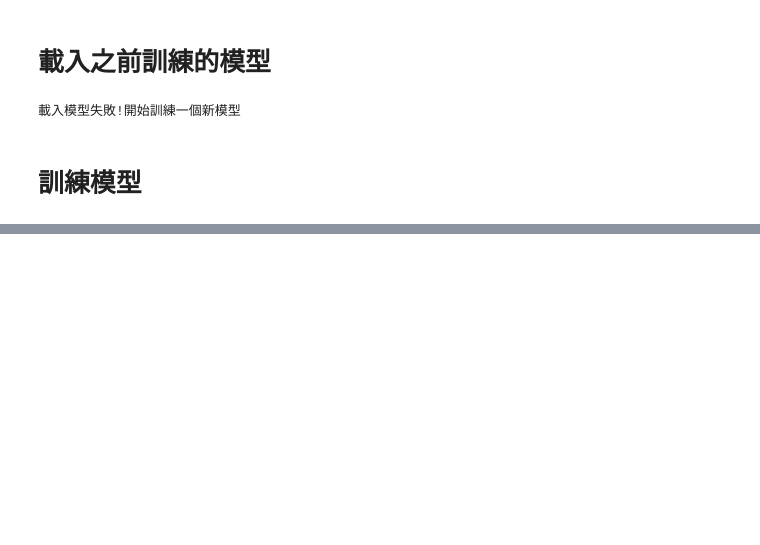
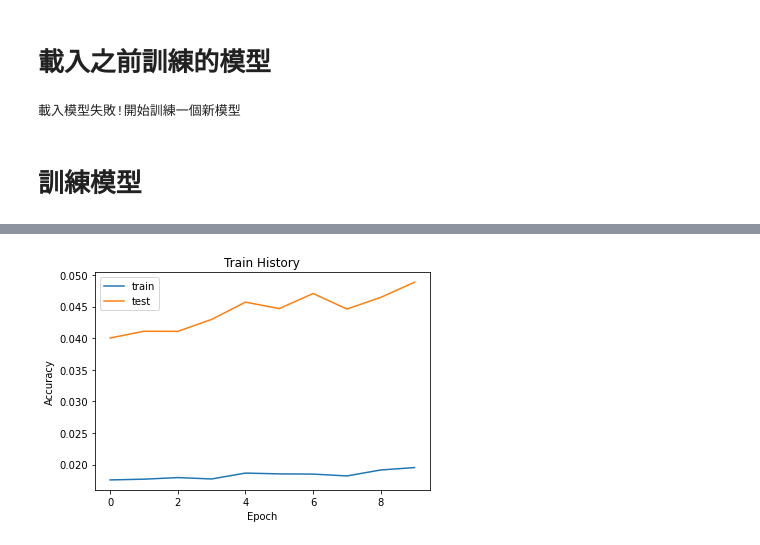
Before and after one commit to CharlesChou03/ML100Days, a Jupyter notebook: homework/Day71-使用損失函數_HW.ipynb, the cells around one changed output, grey strips where cells are left out. Saved outputs shown, nothing was run; the diff lists cells and outputs as text; code cells hidden in the pictures; blank space fills up the shorter version.

```diff
--- a/homework/Day71-使用損失函數_HW.ipynb
+++ b/homework/Day71-使用損失函數_HW.ipynb
@@ -157,0 +202,4 @@ Epoch 1/12
+# %%
+show_train_history('loss','val_loss')
+# %% [output]
+[figure, added]
```
Also changed, not shown: parts of 6 cells of this notebook.
